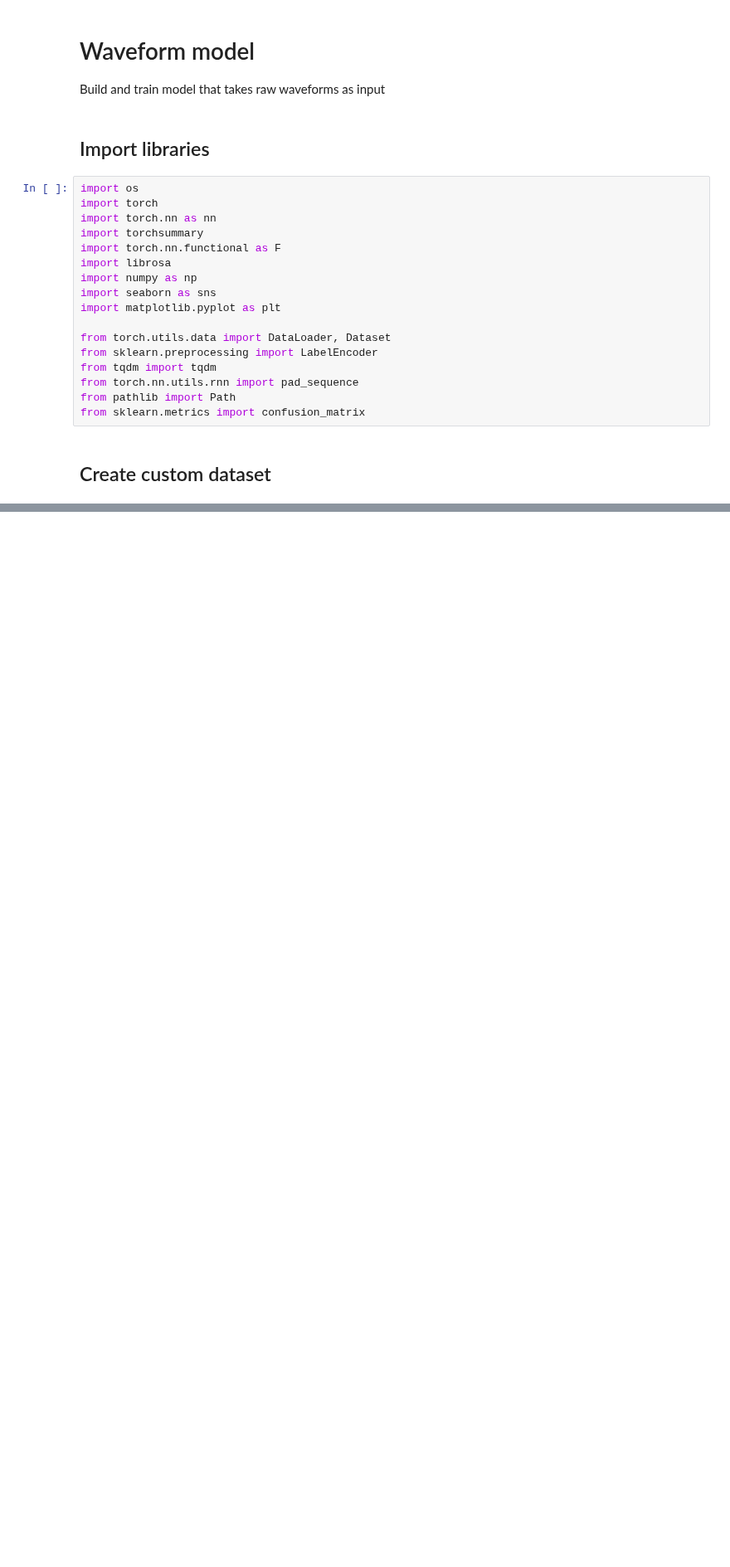
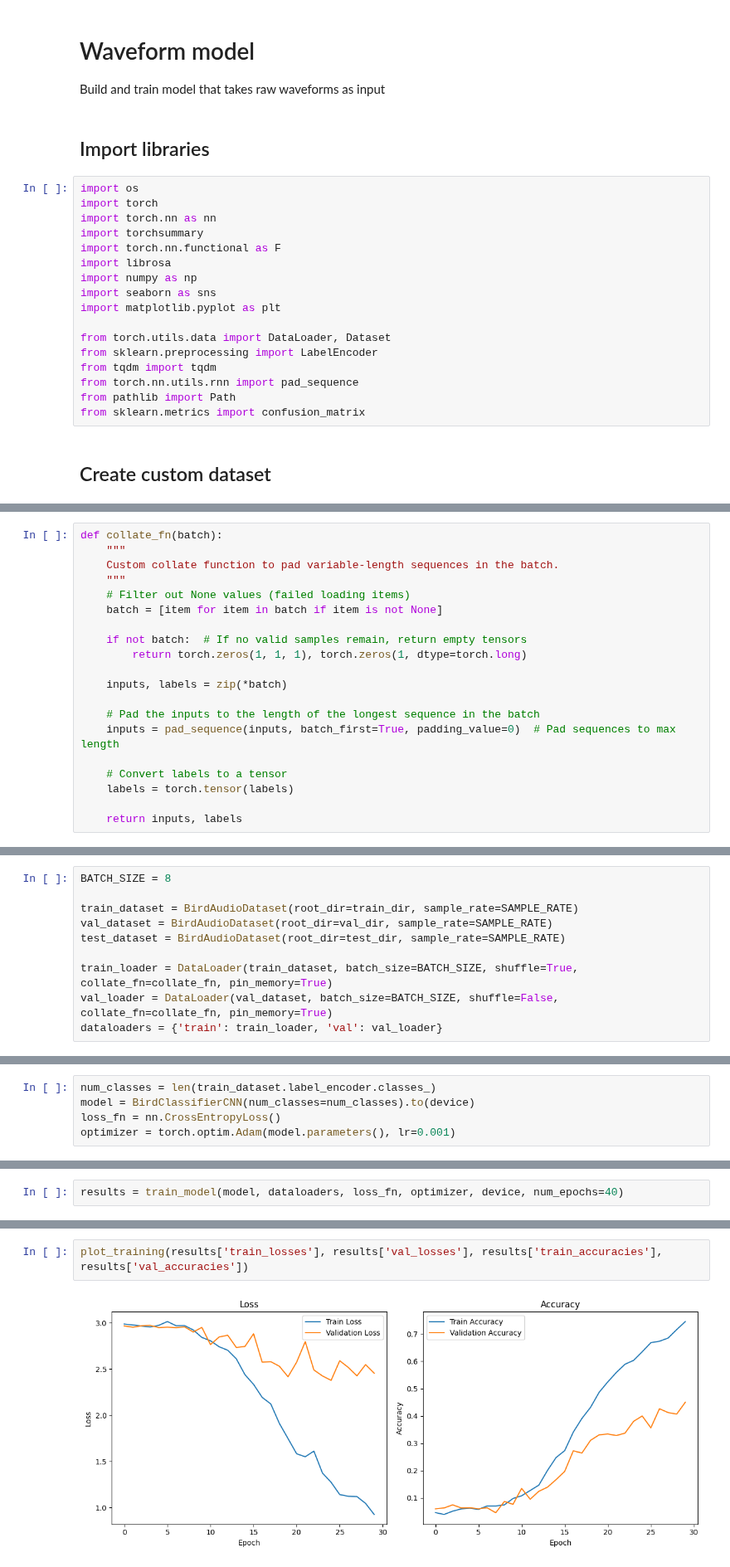
Before and after one commit to Birdovisco/BirdDetect-NeuralNetwork, a Jupyter notebook: models/waveform_model.ipynb, the cells around one changed output, grey strips where cells are left out. Shown at 83% size. Saved outputs shown, nothing was run; the diff lists cells and outputs as text; blank space fills up the shorter version.

Commit message:
train and add model

```diff
--- a/models/waveform_model.ipynb
+++ b/models/waveform_model.ipynb
@@ -85,0 +291,20 @@ class BirdAudioDataset(Dataset):
+# %%
+def collate_fn(batch):
+    """
+    Custom collate function to pad variable-length sequences in the batch.
+    """
+    # Filter out None values (failed loading items)
+    batch = [item for item in batch if item is not None]
+
+    if not batch:  # If no valid samples remain, return empty tensors
+        return torch.zeros(1, 1, 1), torch.zeros(1, dtype=torch.long)
+
+    inputs, labels = zip(*batch)
+
+    # Pad the inputs to the length of the longest sequence in the batch
+    inputs = pad_sequence(inputs, batch_first=True, padding_value=0)  # Pad sequences to max length
+
+    # Convert labels to a tensor
+    labels = torch.tensor(labels)
+
+    return inputs, labels
@@ -85,0 +313,10 @@ class BirdAudioDataset(Dataset):
+# %%
+BATCH_SIZE = 8
+
+train_dataset = BirdAudioDataset(root_dir=train_dir, sample_rate=SAMPLE_RATE)
+val_dataset = BirdAudioDataset(root_dir=val_dir, sample_rate=SAMPLE_RATE)
+test_dataset = BirdAudioDataset(root_dir=test_dir, sample_rate=SAMPLE_RATE)
+
+train_loader = DataLoader(train_dataset, batch_size=BATCH_SIZE, shuffle=True, collate_fn=collate_fn, pin_memory=True)
+val_loader = DataLoader(val_dataset, batch_size=BATCH_SIZE, shuffle=False, collate_fn=collate_fn, pin_memory=True)
+dataloaders = {'train': train_loader, 'val': val_loader}
@@ -85,0 +325,5 @@ class BirdAudioDataset(Dataset):
+# %%
+num_classes = len(train_dataset.label_encoder.classes_)
+model = BirdClassifierCNN(num_classes=num_classes).to(device)
+loss_fn = nn.CrossEntropyLoss()
+optimizer = torch.optim.Adam(model.parameters(), lr=0.001)
@@ -85,0 +352,2 @@ class BirdAudioDataset(Dataset):
+# %%
+results = train_model(model, dataloaders, loss_fn, optimizer, device, num_epochs=40)
@@ -85,0 +391,4 @@ class BirdAudioDataset(Dataset):
+# %%
+plot_training(results['train_losses'], results['val_losses'], results['train_accuracies'], results['val_accuracies'])
+# %% [output]
+[figure, added]
```
Also changed, not shown: parts of 16 cells of this notebook, 1 other file.
